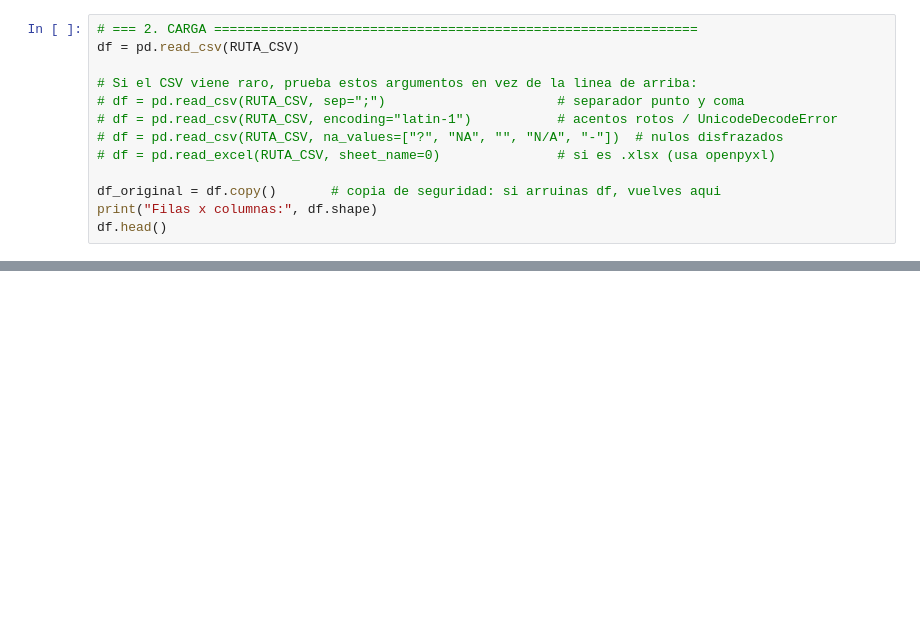
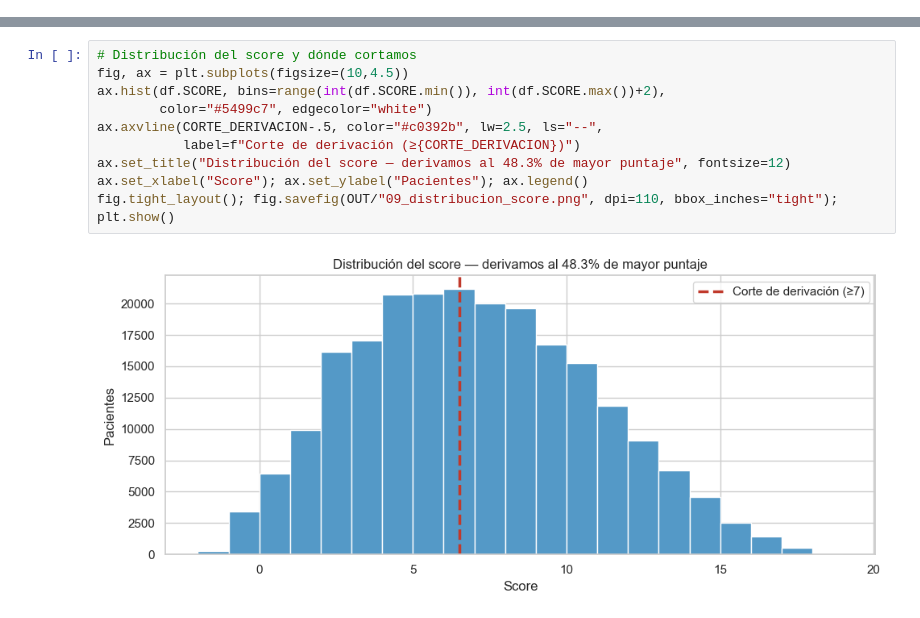
Before and after one commit to Cornelio-Guerra/datathon-meddata, a Jupyter notebook: notebooks/analisis_cornelio.ipynb, the cells around one changed output, grey strips where cells are left out. Cells and saved outputs as stored; diff of their text form; blank space fills up the shorter version.

```diff
--- a/notebooks/analisis_cornelio.ipynb
+++ b/notebooks/analisis_cornelio.ipynb
@@ -64,13 +0,0 @@ CSV: /Users/cornelio/Desktop/UTP/2026/Concursos/Medata/datathon-meddata/data/dia
-# %%
-# === 2. CARGA ==============================================================
-df = pd.read_csv(RUTA_CSV)
-
-# Si el CSV viene raro, prueba estos argumentos en vez de la linea de arriba:
-# df = pd.read_csv(RUTA_CSV, sep=";")                      # separador punto y coma
-# df = pd.read_csv(RUTA_CSV, encoding="latin-1")           # acentos rotos / UnicodeDecodeError
-# df = pd.read_csv(RUTA_CSV, na_values=["?", "NA", "", "N/A", "-"])  # nulos disfrazados
-# df = pd.read_excel(RUTA_CSV, sheet_name=0)               # si es .xlsx (usa openpyxl)
-
-df_original = df.copy()       # copia de seguridad: si arruinas df, vuelves aqui
-print("Filas x columnas:", df.shape)
-df.head()
@@ -577,0 +112,12 @@ Graficas guardadas en: /Users/cornelio/Desktop/UTP/2026/Concursos/Medata/datatho
+# %%
+# Distribución del score y dónde cortamos
+fig, ax = plt.subplots(figsize=(10,4.5))
+ax.hist(df.SCORE, bins=range(int(df.SCORE.min()), int(df.SCORE.max())+2),
+        color="#5499c7", edgecolor="white")
+ax.axvline(CORTE_DERIVACION-.5, color="#c0392b", lw=2.5, ls="--",
+           label=f"Corte de derivación (≥{CORTE_DERIVACION})")
+ax.set_title("Distribución del score — derivamos al 48.3% de mayor puntaje", fontsize=12)
+ax.set_xlabel("Score"); ax.set_ylabel("Pacientes"); ax.legend()
+fig.tight_layout(); fig.savefig(OUT/"09_distribucion_score.png", dpi=110, bbox_inches="tight"); plt.show()
+# %% [output]
+[figure, added]
```
Also changed, not shown: parts of 45 cells of this notebook, 5 other files.
